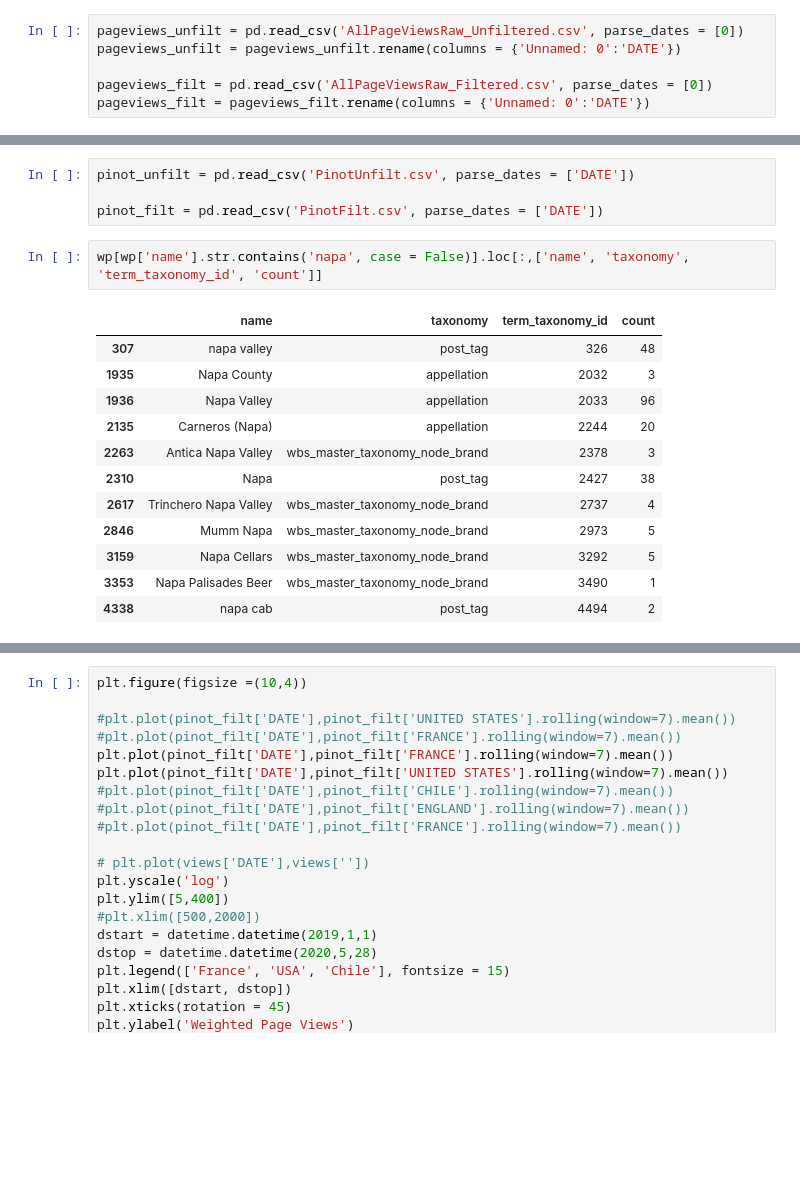
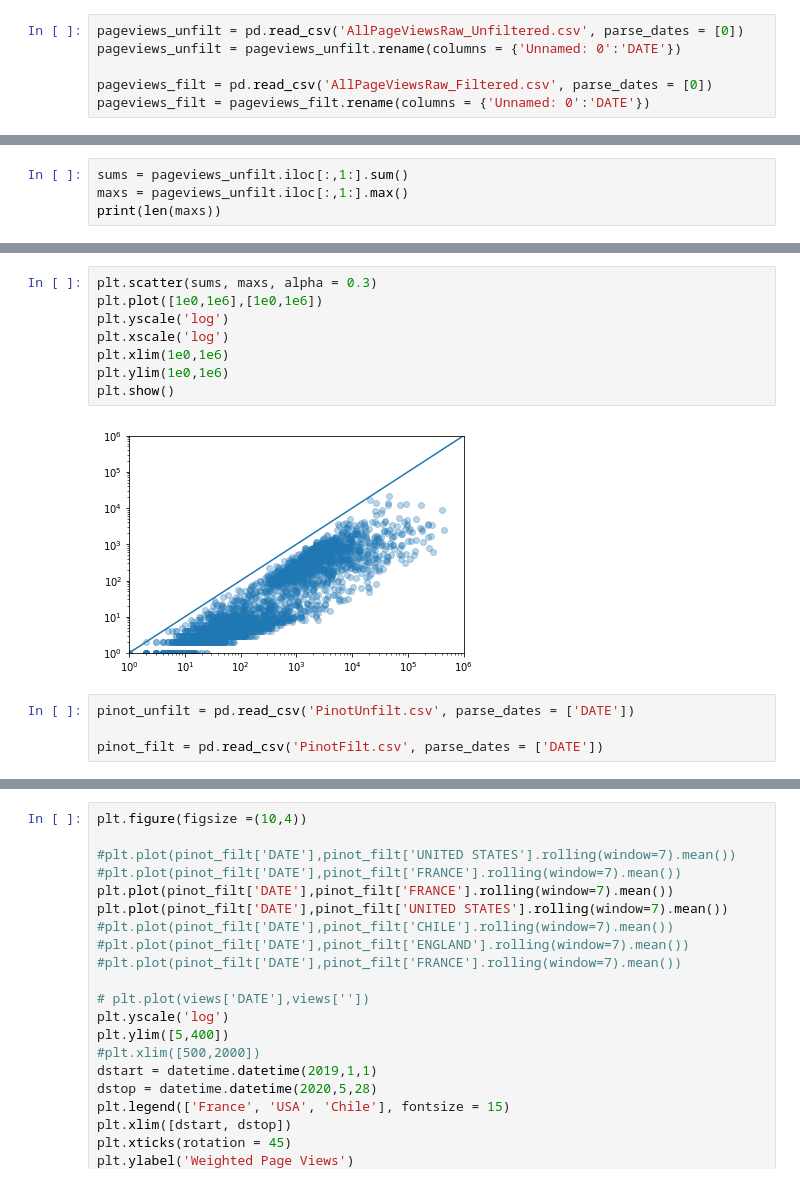
Before and after one commit to JocelynF/WineRegions, a Jupyter notebook: Testing Page Weights.ipynb, the cells around one changed output, grey strips where cells are left out. Drawn from its saved outputs; the diff is of its cells as text; blank space fills up the shorter version.

```diff
--- a/Testing Page Weights.ipynb
+++ b/Testing Page Weights.ipynb
@@ -157,0 +179,4 @@ pageviews_filt = pageviews_filt.rename(columns = {'Unnamed: 0':'DATE'})
+# %%
+sums = pageviews_unfilt.iloc[:,1:].sum()
+maxs = pageviews_unfilt.iloc[:,1:].max()
+print(len(maxs))
@@ -158,19 +331,14 @@ pageviews_filt = pageviews_filt.rename(columns = {'Unnamed: 0':'DATE'})
+# %%
+plt.scatter(sums, maxs, alpha = 0.3)
+plt.plot([1e0,1e6],[1e0,1e6])
+plt.yscale('log')
+plt.xscale('log')
+plt.xlim(1e0,1e6)
+plt.ylim(1e0,1e6)
+plt.show()
+# %% [output]
+[figure, added]
 # %%
 pinot_unfilt = pd.read_csv('PinotUnfilt.csv', parse_dates = ['DATE'])
 
 pinot_filt = pd.read_csv('PinotFilt.csv', parse_dates = ['DATE'])
-# %%
-wp[wp['name'].str.contains('napa', case = False)].loc[:,['name', 'taxonomy', 'term_taxonomy_id', 'count']]
-# %% [output]
-|  | name | taxonomy | term_taxonomy_id | count |
-| 307 | napa valley | post_tag | 326 | 48 |
-| 1935 | Napa County | appellation | 2032 | 3 |
-| 1936 | Napa Valley | appellation | 2033 | 96 |
-| 2135 | Carneros (Napa) | appellation | 2244 | 20 |
-| 2263 | Antica Napa Valley | wbs_master_taxonomy_node_brand | 2378 | 3 |
-| 2310 | Napa | post_tag | 2427 | 38 |
-| 2617 | Trinchero Napa Valley | wbs_master_taxonomy_node_brand | 2737 | 4 |
-| 2846 | Mumm Napa | wbs_master_taxonomy_node_brand | 2973 | 5 |
-| 3159 | Napa Cellars | wbs_master_taxonomy_node_brand | 3292 | 5 |
-| 3353 | Napa Palisades Beer | wbs_master_taxonomy_node_brand | 3490 | 1 |
-| 4338 | napa cab | post_tag | 4494 | 2 |
```
Also changed, not shown: parts of 17 cells of this notebook, 3 other files.
